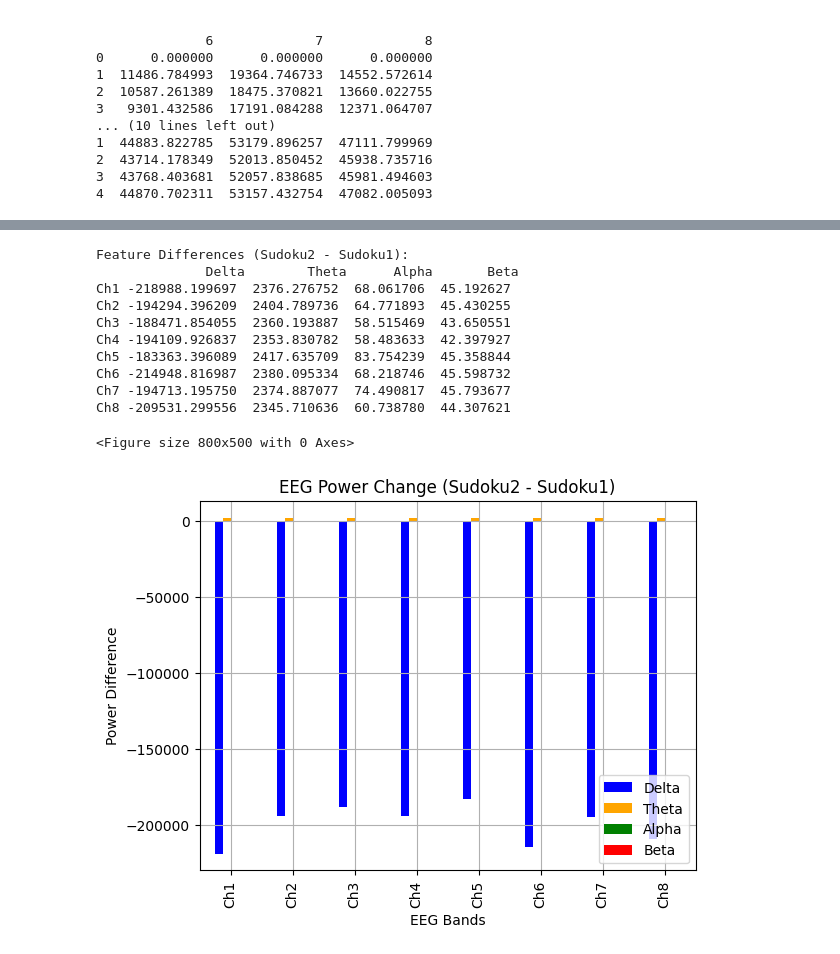
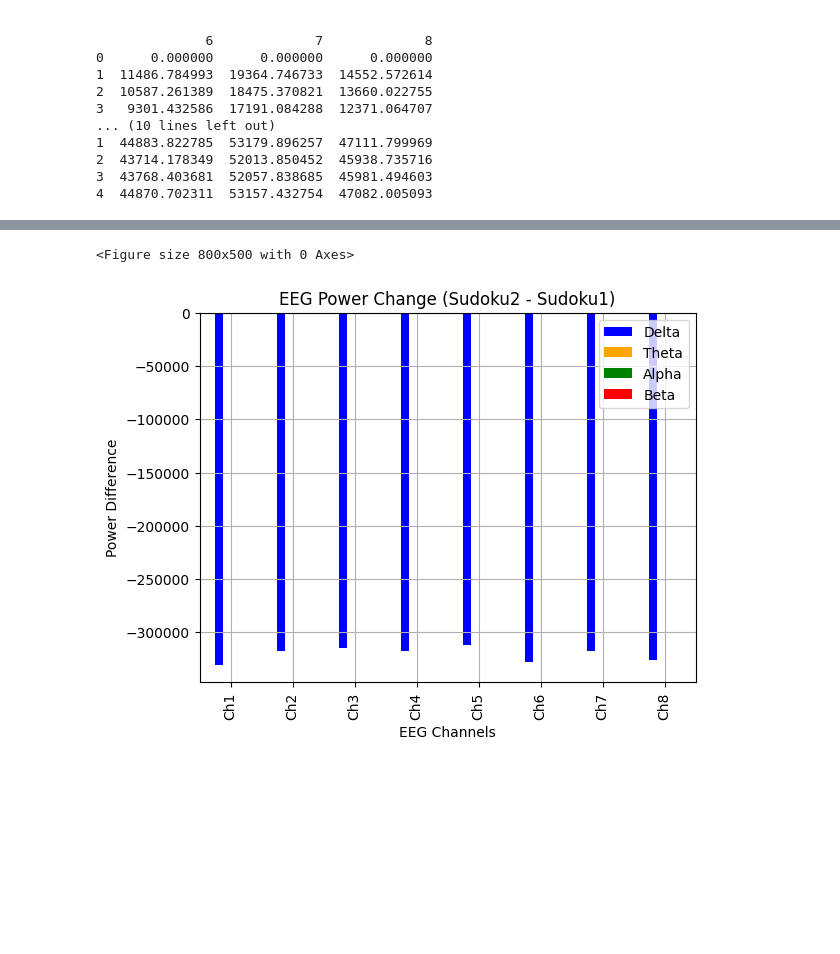
Before and after one commit to kumarmegha/Project-COGS-189, a Jupyter notebook: Data Analysis.ipynb, the cells around one changed output, grey strips where cells are left out. Cells and saved outputs as stored; diff of their text form; code cells hidden in the pictures; blank space fills up the shorter version.

```diff
--- a/Data Analysis.ipynb
+++ b/Data Analysis.ipynb
@@ -75,28 +133,13 @@ sudoku2_filtered = bandpass_filter(sudoku2_eeg, lowcut=0.1, highcut=30, fs=250)
 # %%
-# Define EEG frequency bands
-bands = {
-    "Delta": (0.5, 4),
-    "Theta": (4, 8),
-    "Alpha": (8, 12),
-    "Beta": (12, 30)
-}
-
-fs = 250  # Sampling frequency
+# Compute and Plot EEG Power Changes Between Sudoku1 and Sudoku2
+bands = {"Delta": (0.5, 4), "Theta": (4, 8), "Alpha": (8, 12), "Beta": (12, 30)}
 psd_values = {}
-
-# Compute PSD for each frequency band
 for band, (low, high) in bands.items():
-    idx_band = np.where((np.linspace(0, fs/2, num=128) >= low) & (np.linspace(0, fs/2, num=128) <= high))
     psd_values[band] = {}
-
-    for i, col in enumerate(eeg_channels):  # Iterate over correct EEG channels
-        freqs, psd1 = welch(sudoku1_filtered[:, i], fs=fs, nperseg=fs*2)
-        freqs, psd2 = welch(sudoku2_filtered[:, i], fs=fs, nperseg=fs*2)
-
-        psd_values[band][f"Ch{i+1}"] = {
-            "Sudoku1": np.mean(psd1[idx_band]),
-            "Sudoku2": np.mean(psd2[idx_band])
-        }
+    for i in range(8):
+        freqs, psd1 = welch(sudoku1_filtered[:, i], fs=250, nperseg=250*2)
+        freqs, psd2 = welch(sudoku2_filtered[:, i], fs=250, nperseg=250*2)
+        band_idx = np.where((freqs >= low) & (freqs <= high))
+        psd_values[band][f"Ch{i+1}"] = np.mean(psd2[band_idx]) - np.mean(psd1[band_idx])
 
 psd_df = pd.DataFrame(psd_values)
-print(psd_df)
@@ -121,28 +146,13 @@ Ch8  {'Sudoku1': 246.3949583090693, 'Sudoku2': 290....
 # %%
-# Extract numeric values from nested dictionaries
-psd_df_numeric = psd_df.applymap(lambda x: x["Sudoku2"] - x["Sudoku1"])
-
-# Display feature differences
-print("Feature Differences (Sudoku2 - Sudoku1):\n", psd_df_numeric)
-
-# EEG power changes
+# EEG Power Differences Between Sudoku1 and Sudoku2
 plt.figure(figsize=(8, 5))
-psd_df_numeric.plot(kind='bar', color=['blue', 'orange', 'green', 'red'])
-plt.xlabel("EEG Bands")
+psd_df.plot(kind='bar', color=['blue', 'orange', 'green', 'red'])
+plt.xlabel("EEG Channels")
 plt.ylabel("Power Difference")
 plt.title("EEG Power Change (Sudoku2 - Sudoku1)")
+plt.legend(["Delta", "Theta", "Alpha", "Beta"])
 plt.grid()
 plt.show()
 # %% [output]
-Feature Differences (Sudoku2 - Sudoku1):
-              Delta        Theta      Alpha       Beta
-Ch1 -218988.199697  2376.276752  68.061706  45.192627
-Ch2 -194294.396209  2404.789736  64.771893  45.430255
-Ch3 -188471.854055  2360.193887  58.515469  43.650551
-Ch4 -194109.926837  2353.830782  58.483633  42.397927
-Ch5 -183363.396089  2417.635709  83.754239  45.358844
-Ch6 -214948.816987  2380.095334  68.218746  45.598732
-Ch7 -194713.195750  2374.887077  74.490817  45.793677
-Ch8 -209531.299556  2345.710636  60.738780  44.307621
+<Figure size 800x500 with 0 Axes>
-<Figure size 800x500 with 0 Axes>
-[figure, old version]
+[figure, new version]
```
Also changed, not shown: parts of 11 cells of this notebook.
